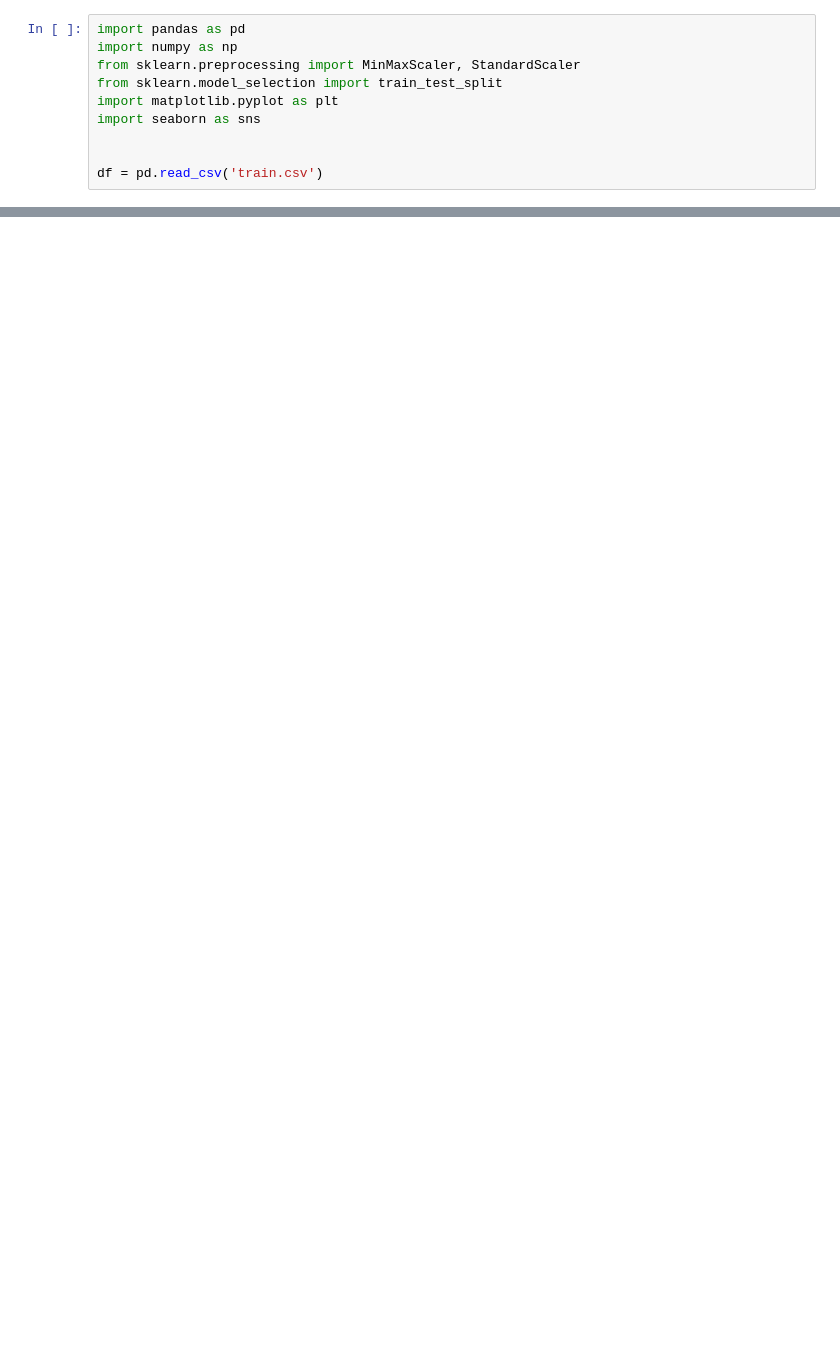
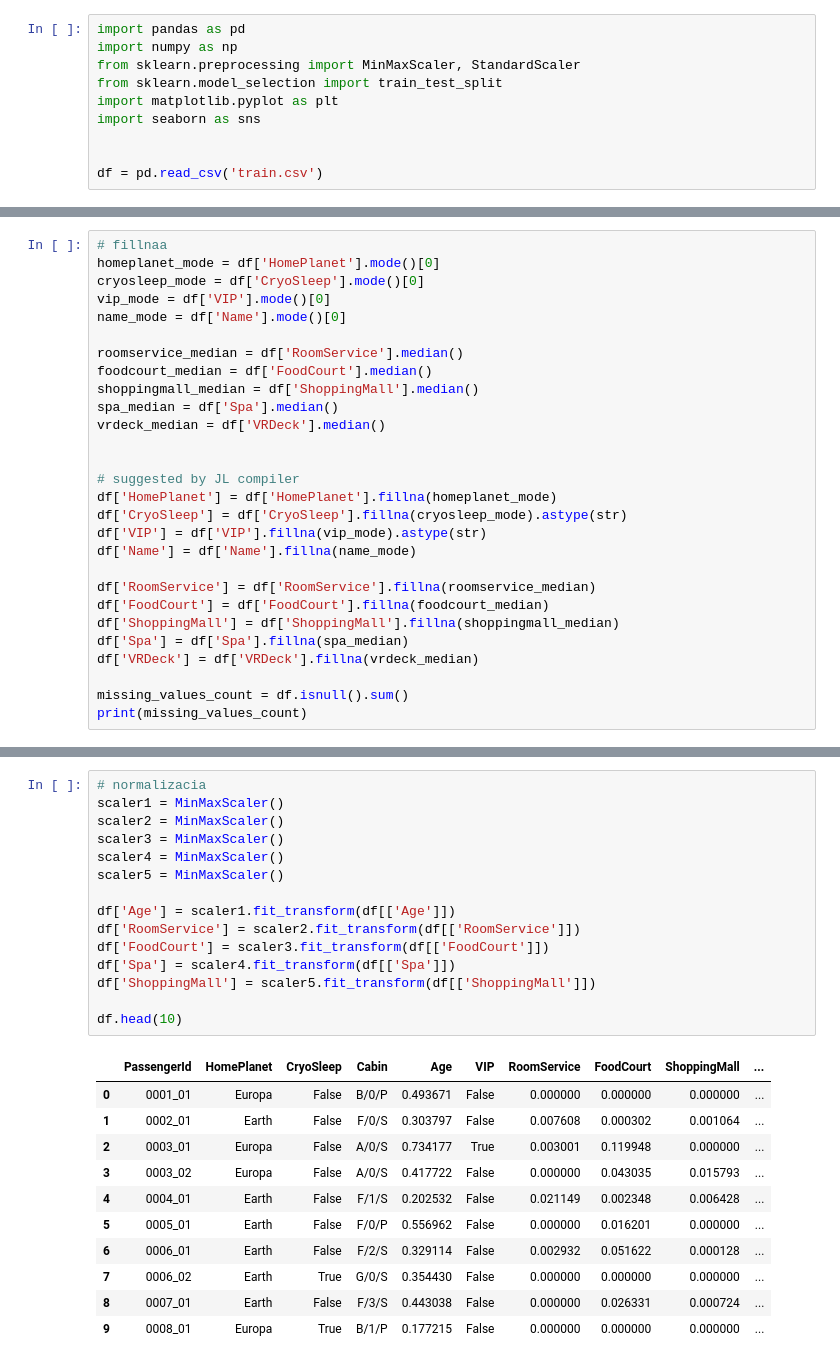
Before and after one commit to ATAKAA44/AiLABS, a Jupyter notebook: 1LABA/1LABA.ipynb, the cells around one changed output, grey strips where cells are left out. Cells and saved outputs as stored; diff of their text form; blank space fills up the shorter version.

```diff
--- a/1LABA/1LABA.ipynb
+++ b/1LABA/1LABA.ipynb
@@ -101,0 +88,28 @@ df = pd.get_dummies(df, columns=['Destination'], drop_first=True)
+# %%
+# fillnaa
+homeplanet_mode = df['HomePlanet'].mode()[0]
+cryosleep_mode = df['CryoSleep'].mode()[0]
+vip_mode = df['VIP'].mode()[0]
+name_mode = df['Name'].mode()[0]
+
+roomservice_median = df['RoomService'].median()
+foodcourt_median = df['FoodCourt'].median()
+shoppingmall_median = df['ShoppingMall'].median()
+spa_median = df['Spa'].median()
+vrdeck_median = df['VRDeck'].median()
+
+
+# suggested by JL compiler
+df['HomePlanet'] = df['HomePlanet'].fillna(homeplanet_mode)
+df['CryoSleep'] = df['CryoSleep'].fillna(cryosleep_mode).astype(str)
+df['VIP'] = df['VIP'].fillna(vip_mode).astype(str)
+df['Name'] = df['Name'].fillna(name_mode)
+
+df['RoomService'] = df['RoomService'].fillna(roomservice_median)
+df['FoodCourt'] = df['FoodCourt'].fillna(foodcourt_median)
+df['ShoppingMall'] = df['ShoppingMall'].fillna(shoppingmall_median)
+df['Spa'] = df['Spa'].fillna(spa_median)
+df['VRDeck'] = df['VRDeck'].fillna(vrdeck_median)
+
+missing_values_count = df.isnull().sum()
+print(missing_values_count)
@@ -101,0 +133,27 @@ df = pd.get_dummies(df, columns=['Destination'], drop_first=True)
+# %%
+# normalizacia
+scaler1 = MinMaxScaler()
+scaler2 = MinMaxScaler()
+scaler3 = MinMaxScaler()
+scaler4 = MinMaxScaler()
+scaler5 = MinMaxScaler()
+
+df['Age'] = scaler1.fit_transform(df[['Age']])
+df['RoomService'] = scaler2.fit_transform(df[['RoomService']])
+df['FoodCourt'] = scaler3.fit_transform(df[['FoodCourt']])
+df['Spa'] = scaler4.fit_transform(df[['Spa']])
+df['ShoppingMall'] = scaler5.fit_transform(df[['ShoppingMall']])
+
+df.head(10)
+# %% [output]
+|  | PassengerId | HomePlanet | CryoSleep | Cabin | Age | VIP | RoomService | FoodCourt | ShoppingMall | ... |
+| 0 | 0001_01 | Europa | False | B/0/P | 0.493671 | False | 0.000000 | 0.000000 | 0.000000 | ... |
+| 1 | 0002_01 | Earth | False | F/0/S | 0.303797 | False | 0.007608 | 0.000302 | 0.001064 | ... |
+| 2 | 0003_01 | Europa | False | A/0/S | 0.734177 | True | 0.003001 | 0.119948 | 0.000000 | ... |
+| 3 | 0003_02 | Europa | False | A/0/S | 0.417722 | False | 0.000000 | 0.043035 | 0.015793 | ... |
+| 4 | 0004_01 | Earth | False | F/1/S | 0.202532 | False | 0.021149 | 0.002348 | 0.006428 | ... |
+| 5 | 0005_01 | Earth | False | F/0/P | 0.556962 | False | 0.000000 | 0.016201 | 0.000000 | ... |
+| 6 | 0006_01 | Earth | False | F/2/S | 0.329114 | False | 0.002932 | 0.051622 | 0.000128 | ... |
+| 7 | 0006_02 | Earth | True | G/0/S | 0.354430 | False | 0.000000 | 0.000000 | 0.000000 | ... |
+| 8 | 0007_01 | Earth | False | F/3/S | 0.443038 | False | 0.000000 | 0.026331 | 0.000724 | ... |
+| 9 | 0008_01 | Europa | True | B/1/P | 0.177215 | False | 0.000000 | 0.000000 | 0.000000 | ... |
```
Also changed, not shown: parts of 11 cells of this notebook, 3 other files.
